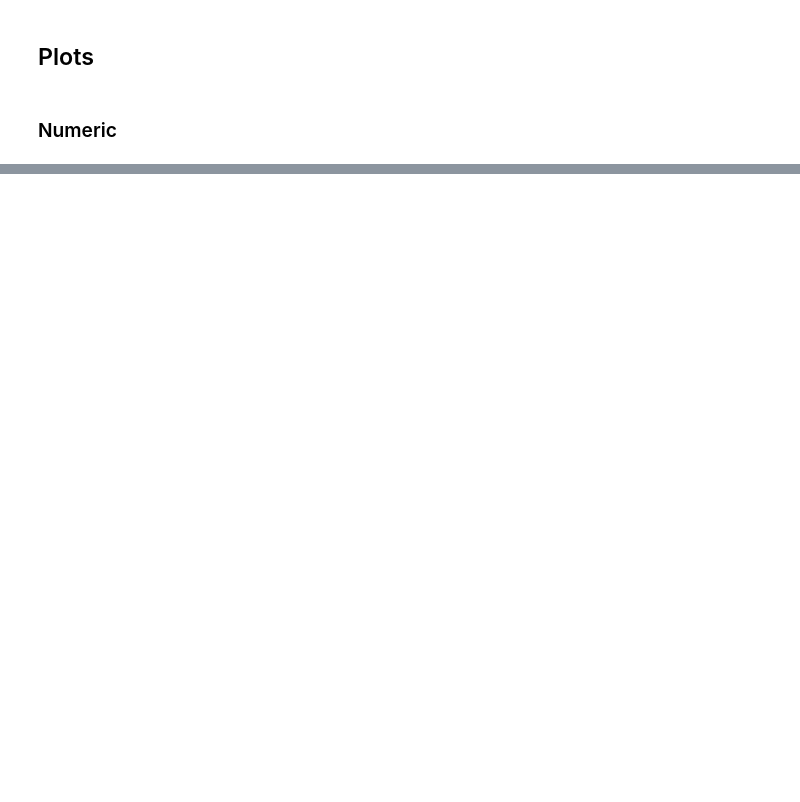
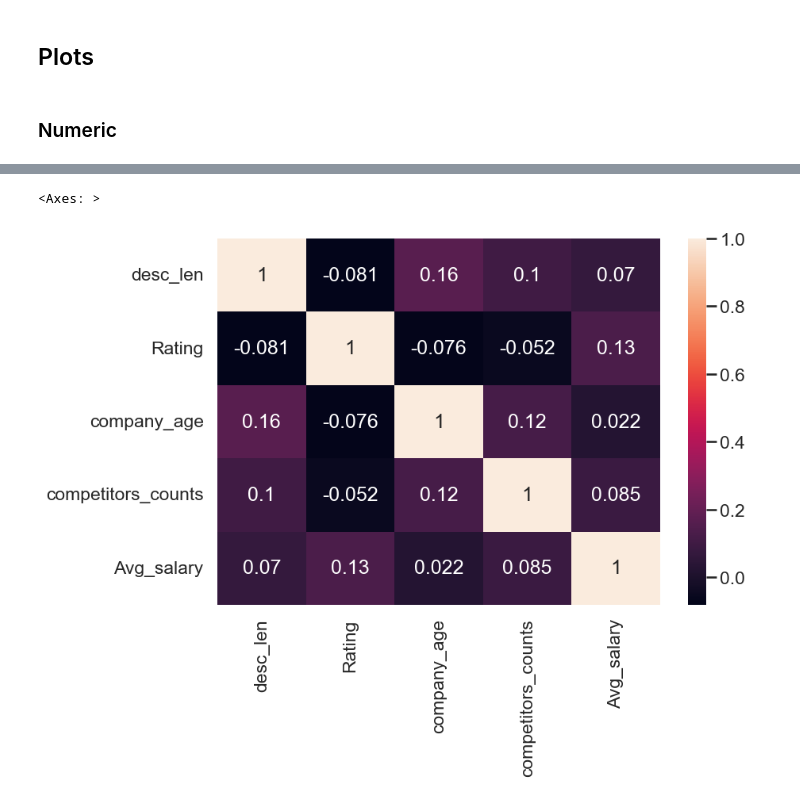
Before and after one commit to VighneshSankpal/ds_salary_proj, a Jupyter notebook: DS_Salary_EDA.ipynb, the cells around one changed output, grey strips where cells are left out. Cells and saved outputs as stored; diff of their text form; code cells hidden in the pictures; blank space fills up the shorter version.

```diff
--- a/DS_Salary_EDA.ipynb
+++ b/DS_Salary_EDA.ipynb
@@ -60 +75,8 @@ for i in num_col:
 ... (6 outputs left out)
+# %%
+plt.figure(figsize=(9,6))
+col ='desc_len Rating company_age competitors_counts Avg_salary'.split(' ')
+sns.heatmap( df[col].corr(), annot=True)
+# %% [output]
+<Axes: >
+[figure, added]
```
Also changed, not shown: parts of 11 cells of this notebook.
